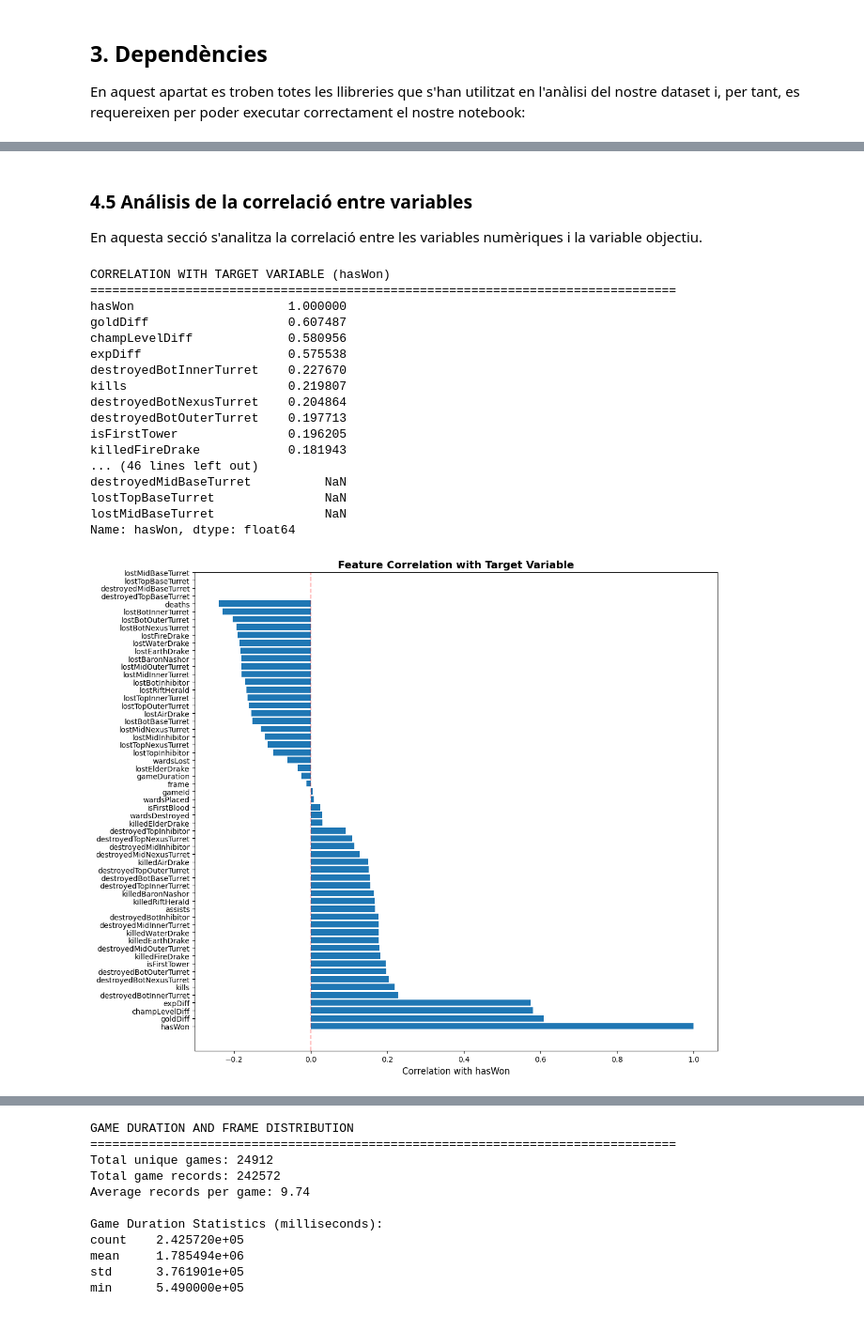
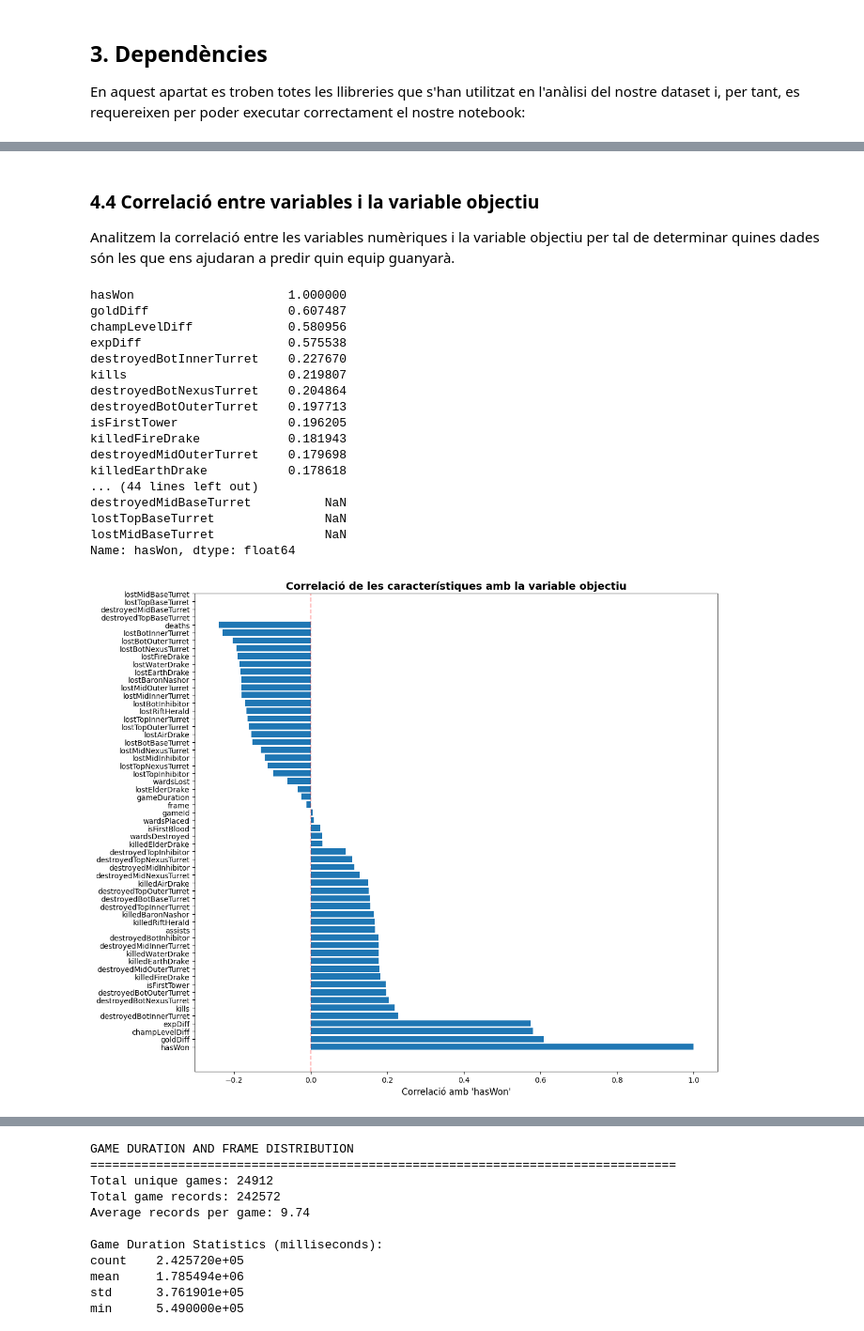
Before and after one commit to NIU1634990/kaggle_lol, a Jupyter notebook: kaggle.ipynb, the cells around one changed output, grey strips where cells are left out. Shown at 94% size. Saved outputs shown, nothing was run; the diff lists cells and outputs as text; code cells hidden in the pictures.

```diff
--- a/kaggle.ipynb
+++ b/kaggle.ipynb
@@ -198,38 +247,36 @@ No missing values found!
 # %% [markdown]
-### 4.5 Análisis de la correlació entre variables
-En aquesta secció s'analitza la correlació entre les variables numèriques i la variable objectiu.
+### 4.4 Correlació entre variables i la variable objectiu
+Analitzem la correlació entre les variables numèriques i la variable objectiu per tal de determinar quines dades són les que ens ajudaran a predir quin equip guanyarà.
 # %%
-# Calculate correlation with target variable
-print("CORRELATION WITH TARGET VARIABLE (hasWon)")
-print("="*80)
-correlation_with_target = df.corr()['hasWon'].sort_values(ascending=False)
+# Correlació de variables amb la variable objectiu
+correlation_with_target = df.corr()["hasWon"].sort_values(ascending=False)
 print(correlation_with_target)
 
 # Visualization of correlation with target
 plt.figure(figsize=(12, 10))
 plt.barh(range(len(correlation_with_target)), correlation_with_target.values)
 plt.yticks(range(len(correlation_with_target)), correlation_with_target.index)
-plt.xlabel('Correlation with hasWon', fontsize=12)
-plt.title('Feature Correlation with Target Variable', fontsize=14, fontweight='bold')
-plt.axvline(x=0, color='r', linestyle='--', alpha=0.3)
+plt.xlabel("Correlació amb 'hasWon'", fontsize=12)
+plt.title("Correlació de les característiques amb la variable objectiu", fontsize=14, fontweight="bold")
+plt.axvline(x=0, color="r", linestyle="--", alpha=0.3)
 plt.tight_layout()
 plt.show()
 # %% [output]
-CORRELATION WITH TARGET VARIABLE (hasWon)
-================================================================================
 hasWon                     1.000000
 goldDiff                   0.607487
 champLevelDiff             0.580956
 expDiff                    0.575538
 destroyedBotInnerTurret    0.227670
 kills                      0.219807
 destroyedBotNexusTurret    0.204864
 destroyedBotOuterTurret    0.197713
 isFirstTower               0.196205
 killedFireDrake            0.181943
-... (46 lines left out)
+destroyedMidOuterTurret    0.179698
+killedEarthDrake           0.178618
+... (44 lines left out)
 destroyedMidBaseTurret          NaN
 lostTopBaseTurret               NaN
 lostMidBaseTurret               NaN
 Name: hasWon, dtype: float64
-[figure, old version]
+[figure, new version]
```
Also changed, not shown: parts of 29 cells of this notebook.
